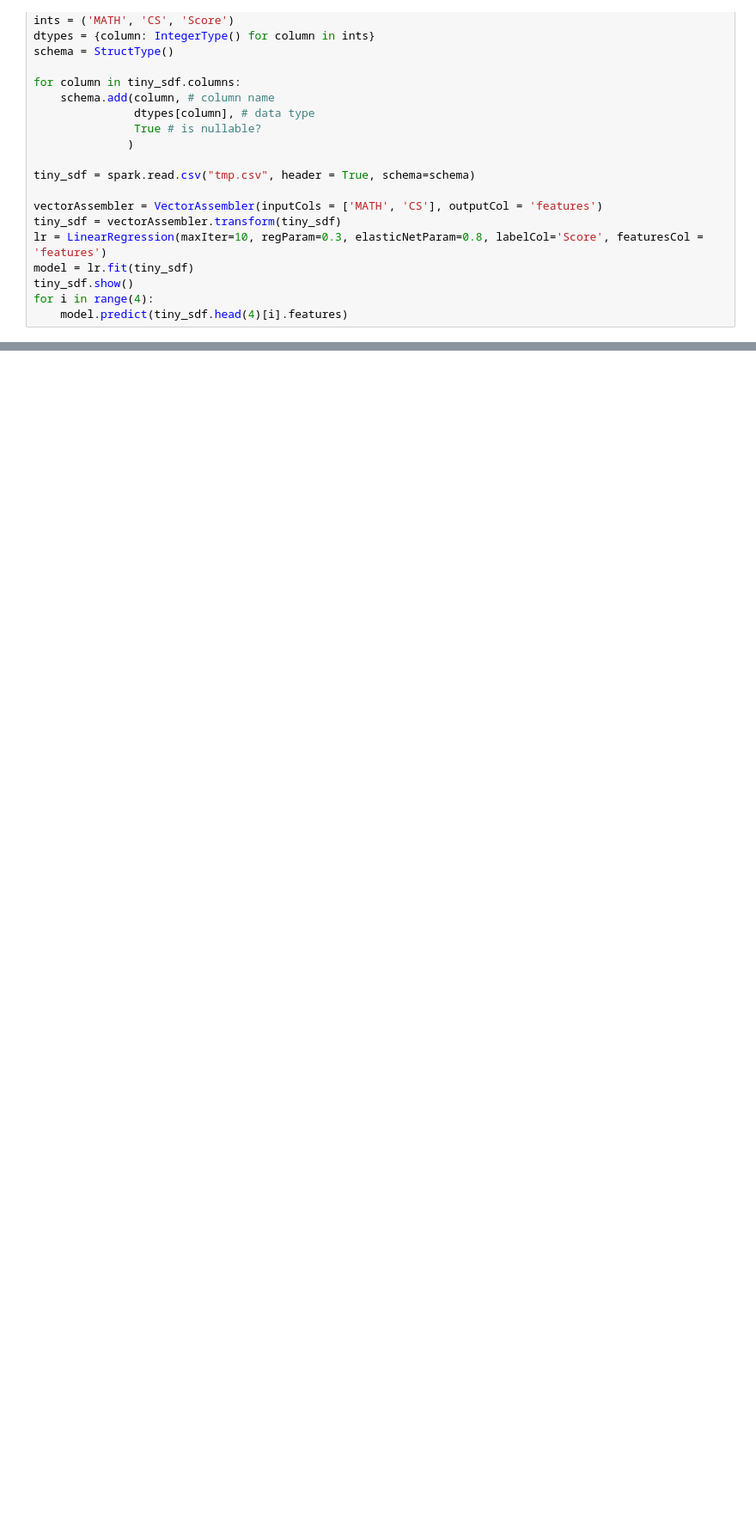
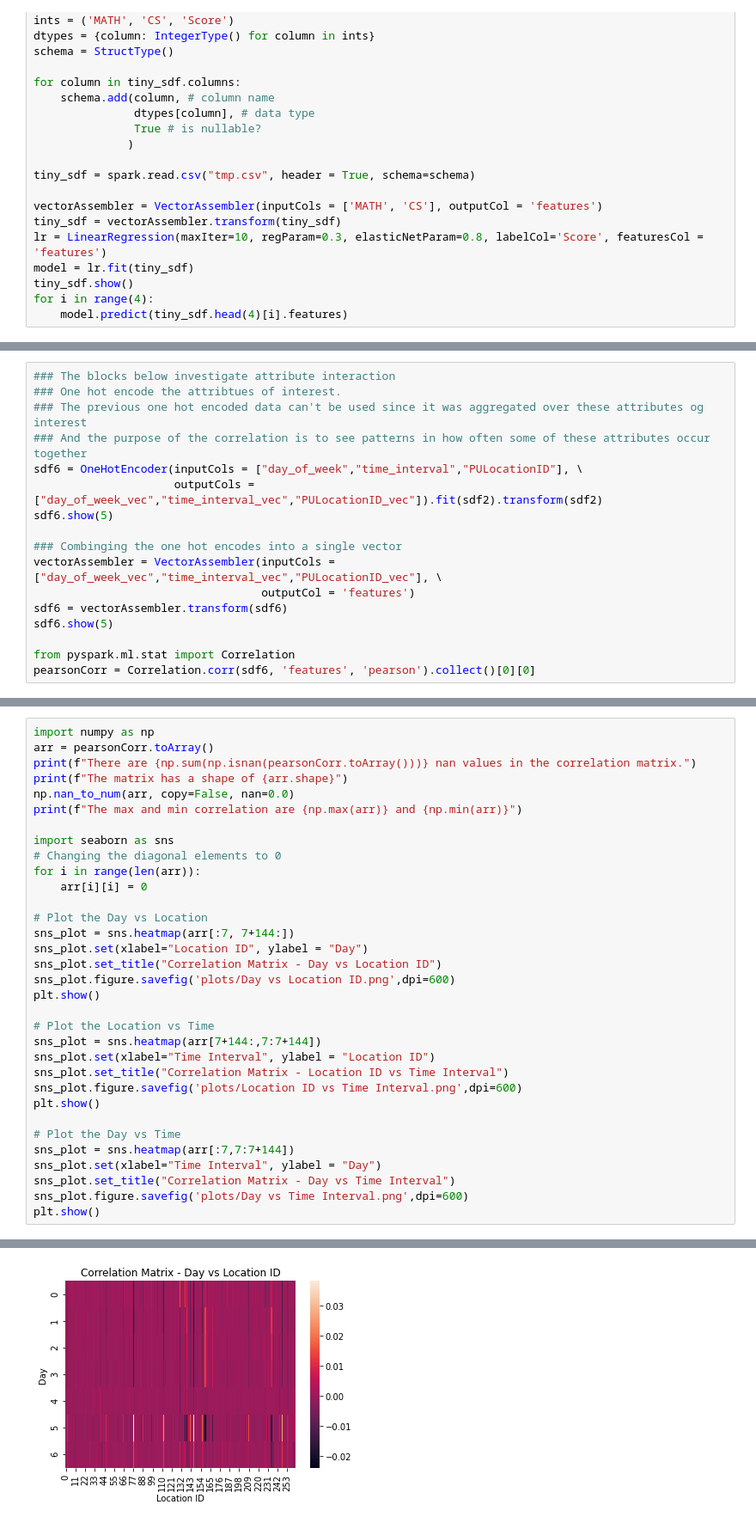
Before and after one commit to ra314/ADS_P1, a Jupyter notebook: main.ipynb, the cells around one changed output, grey strips where cells are left out. Shown at 86% size. Saved outputs shown, nothing was run; the diff lists cells and outputs as text; blank space fills up the shorter version.

```diff
--- a/main.ipynb
+++ b/main.ipynb
@@ -269,0 +498,17 @@ R Squared (R2) on test data = 0.483943
+# %%
+### The blocks below investigate attribute interaction
+### One hot encode the attribtues of interest.
+### The previous one hot encoded data can't be used since it was aggregated over these attributes og interest
+### And the purpose of the correlation is to see patterns in how often some of these attributes occur together
+sdf6 = OneHotEncoder(inputCols = ["day_of_week","time_interval","PULocationID"], \
+                     outputCols = ["day_of_week_vec","time_interval_vec","PULocationID_vec"]).fit(sdf2).transform(sdf2)
+sdf6.show(5)
+
+### Combinging the one hot encodes into a single vector
+vectorAssembler = VectorAssembler(inputCols = ["day_of_week_vec","time_interval_vec","PULocationID_vec"], \
+                                  outputCol = 'features')
+sdf6 = vectorAssembler.transform(sdf6)
+sdf6.show(5)
+
+from pyspark.ml.stat import Correlation
+pearsonCorr = Correlation.corr(sdf6, 'features', 'pearson').collect()[0][0]
@@ -269,0 +533,34 @@ R Squared (R2) on test data = 0.483943
+# %%
+import numpy as np
+arr = pearsonCorr.toArray()
+print(f"There are {np.sum(np.isnan(pearsonCorr.toArray()))} nan values in the correlation matrix.")
+print(f"The matrix has a shape of {arr.shape}")
+np.nan_to_num(arr, copy=False, nan=0.0)
+print(f"The max and min correlation are {np.max(arr)} and {np.min(arr)}")
+
+import seaborn as sns
+# Changing the diagonal elements to 0
+for i in range(len(arr)):
+    arr[i][i] = 0
+
+# Plot the Day vs Location
+sns_plot = sns.heatmap(arr[:7, 7+144:])
+sns_plot.set(xlabel="Location ID", ylabel = "Day")
+sns_plot.set_title("Correlation Matrix - Day vs Location ID")
+sns_plot.figure.savefig('plots/Day vs Location ID.png',dpi=600)
+plt.show()
+
+# Plot the Location vs Time
+sns_plot = sns.heatmap(arr[7+144:,7:7+144])
+sns_plot.set(xlabel="Time Interval", ylabel = "Location ID")
+sns_plot.set_title("Correlation Matrix - Location ID vs Time Interval")
+sns_plot.figure.savefig('plots/Location ID vs Time Interval.png',dpi=600)
+plt.show()
+
+# Plot the Day vs Time
+sns_plot = sns.heatmap(arr[:7,7:7+144])
+sns_plot.set(xlabel="Time Interval", ylabel = "Day")
+sns_plot.set_title("Correlation Matrix - Day vs Time Interval")
+sns_plot.figure.savefig('plots/Day vs Time Interval.png',dpi=600)
+plt.show()
+# %% [output]
@@ -269,0 +570 @@ R Squared (R2) on test data = 0.483943
+[figure, added]
```
Also changed, not shown: parts of 21 cells of this notebook, 16 other files.
